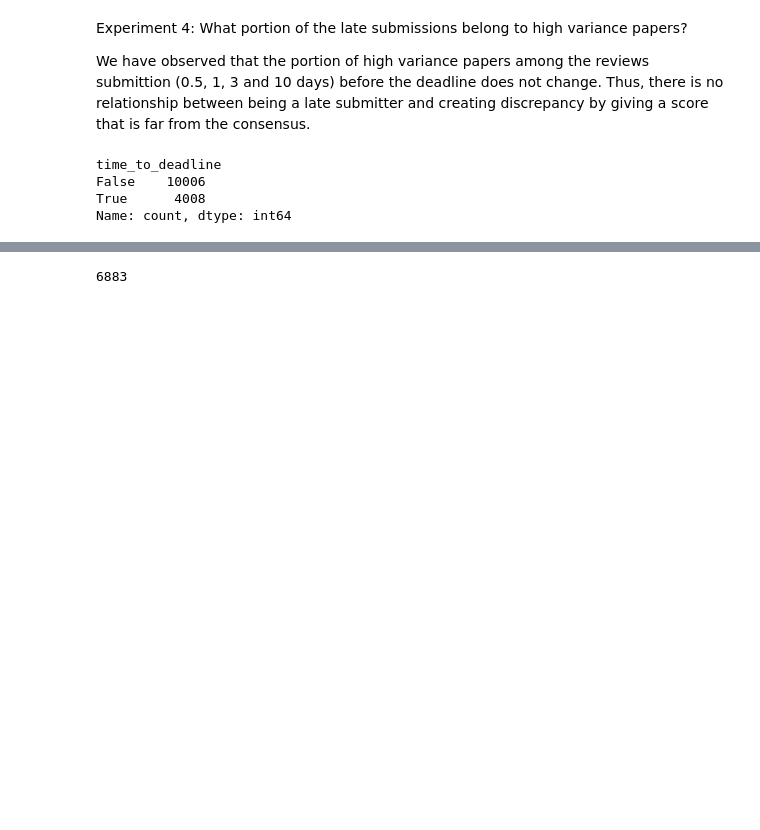
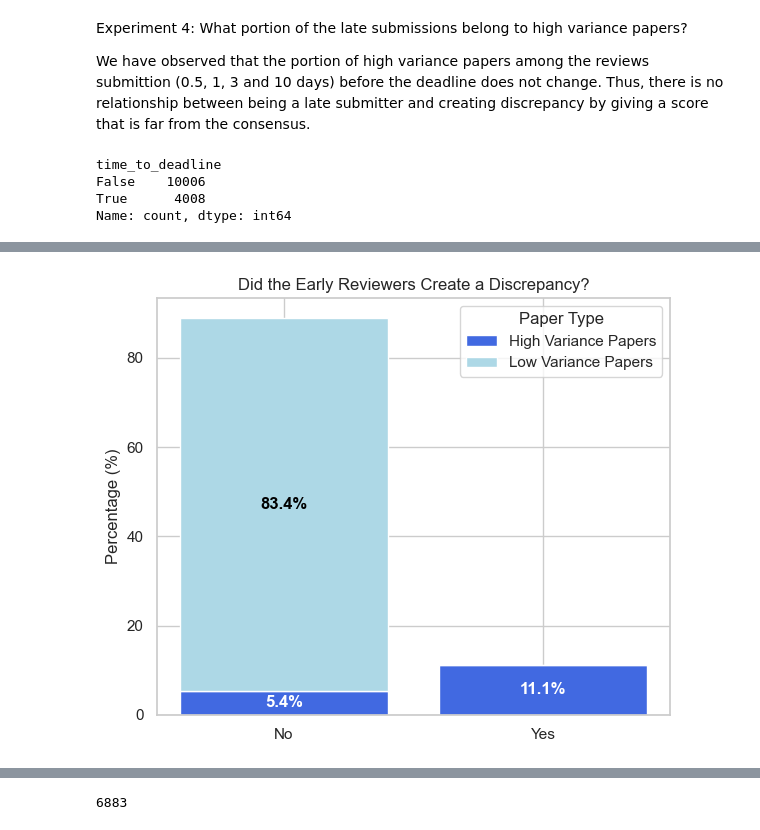
Before and after one commit to halilfarukkaragoz/data-literacy-group16, a Jupyter notebook: busra/time_relationship_cumulative.ipynb, the cells around one changed output, grey strips where cells are left out. Cells and saved outputs as stored; diff of their text form; code cells hidden in the pictures; blank space fills up the shorter version.

```diff
--- a/busra/time_relationship_cumulative.ipynb
+++ b/busra/time_relationship_cumulative.ipynb
@@ -598,0 +670,83 @@ plt.show()
+# %%
+# Filter based on time constraints and variance levels
+filtered_reviews_high_disc = review_df_clean[
+    (review_df_clean["time_to_deadline"].between(pd.Timedelta(days=-40), pd.Timedelta(days=-10))) &
+    (review_df_clean["is_high_variance"] == 1)
+]
+
+filtered_reviews_low_disc = review_df_clean[
+    (review_df_clean["time_to_deadline"].between(pd.Timedelta(days=-40), pd.Timedelta(days=-10))) &
+    (review_df_clean["is_high_variance"] == 0)
+]
+
+# Function to check large score differences
+def has_large_score_difference(row, df):
+    paper_id = row["paper_id"]
+    review_score = row["review_score"]
+    reviewer = row["reviewer"]
+
+    # Get all other reviews for the same paper
+    other_reviews = df[ (df["paper_id"] == paper_id) & (df["reviewer"] != reviewer)]
+
+    # Compute absolute differences
+    differences = (other_reviews["review_score"] - review_score).abs()
+    pairwise_differences = other_reviews["review_score"].to_numpy()
+
+    pairwise_diff_matrix = np.abs(pairwise_differences[:, None] - pairwise_differences)
+
+    # Check if any difference is greater than or equal to 4
+    has_large_diff_between_others = (pairwise_diff_matrix >= 4).any()
+
+    # Check if any difference is greater than 4
+    return (differences >= 4).any()
+
+# Apply function to determine large score differences
+filtered_reviews_high_disc["large_score_difference"] = filtered_reviews_high_disc.apply(
+    lambda row: has_large_score_difference(row, review_df_clean), axis=1
+)
+
+filtered_reviews_low_disc["large_score_difference"] = filtered_reviews_low_disc.apply(
+    lambda row: has_large_score_difference(row, review_df_clean), axis=1
+)
+
+total_high_var = len(filtered_reviews_high_disc)
+total_low_var = len(filtered_reviews_low_disc)
+total_papers = total_high_var + total_low_var
+
+print(total_high_var, total_low_var, total_papers)
+
+# Align indices
+high_var_counts_norm = ((filtered_reviews_high_disc["large_score_difference"].value_counts() / total_papers) * 100)
+low_var_counts_norm = (filtered_reviews_low_disc["large_score_difference"].value_counts() / total_papers) * 100
+
+# Align indices
+high_var_counts_norm = high_var_counts_norm.reindex([False, True], fill_value=0)
+low_var_counts_norm = low_var_counts_norm.reindex([False, True], fill_value=0)
+
+# Data for plotting
+labels = ["No", "Yes"]
+high_var_values_norm = high_var_counts_norm.values
+low_var_values_norm = low_var_counts_norm.values
+
+# Plot stacked bar chart
+fig, ax = plt.subplots(figsize=(6, 5))
+
+ax.bar(labels, high_var_values_norm, label="High Variance Papers", color="royalblue")
+ax.bar(labels, low_var_values_norm, bottom=high_var_values_norm, label="Low Variance Papers", color="lightblue")
+
+# Annotate bars
+for i, (high, low) in enumerate(zip(high_var_values_norm, low_var_values_norm)):
+    ax.text(i, high / 2, f"{high:.1f}%", ha="center", va="center", color="white", fontsize=12, fontweight="bold")
+    if low != 0:
+        ax.text(i, high + low / 2, f"{low:.1f}%", ha="center", va="center", color="black", fontsize=12, fontweight="bold")
+
+ax.set_ylabel("Percentage (%)")
+ax.set_title("Did the Early Reviewers Create a Discrepancy?")
+ax.legend(title="Paper Type")
+
+print(total_papers)
+
+plt.tight_layout()
+# plt.show()
+plt.savefig("early_reviewer_discrepancy_creation_ratio.svg", format='svg')
+# %% [output]
@@ -598,0 +765 @@ plt.show()
+[figure, added]
```
Also changed, not shown: parts of 19 cells of this notebook, 14 other files.
